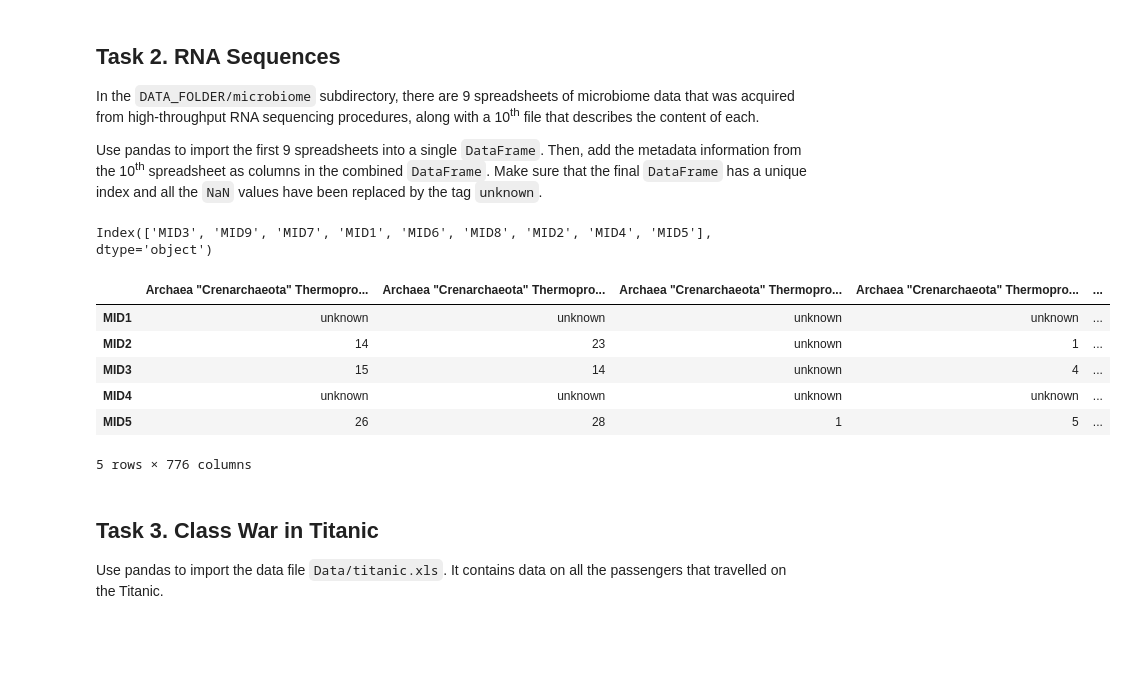
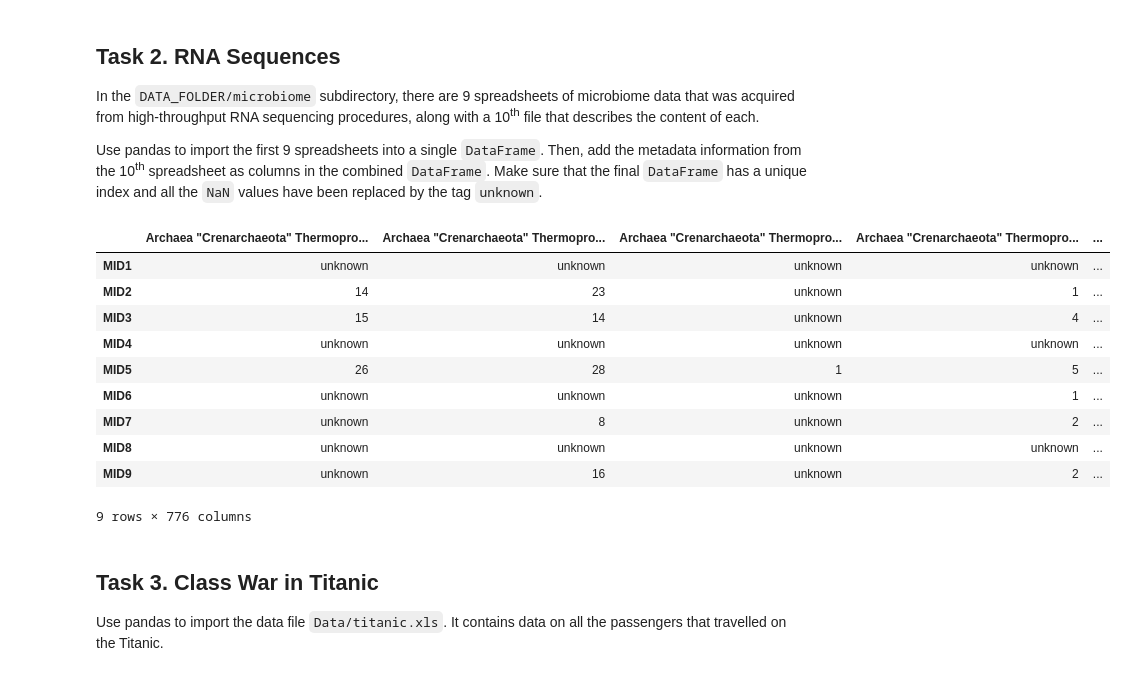
Before and after one commit to Timonzimm/CS-401, a Jupyter notebook: HW01/Homework 1.ipynb, the cells around one changed output. Drawn from its saved outputs; the diff is of its cells as text; code cells hidden in the pictures; blank space fills up the shorter version.

```diff
--- a/HW01/Homework 1.ipynb
+++ b/HW01/Homework 1.ipynb
@@ -120,34 +128,36 @@ Make sure that the final `DataFrame` has a unique index and all the `NaN` values
 # %%
 path_RNA = "Data/microbiome"
 
 data_RNA = pd.DataFrame()
 
 allFiles_RNA = glob.glob(path_RNA + "/MID*.xls")
 metadata_RNA = path_RNA + "/metadata.xls"
 
-# concat all the MID* files
+# Concat all the MID* files
 data_RNA = pd.concat((pd.read_excel(file, index_col=0, names=[file[16:-4]]) for file in allFiles_RNA), axis=1)
 
 # transpose index/columns and sort indexes
-data_RNA = data_RNA.T#.reindex(index=sorted(data_RNA.columns))
+data_RNA = data_RNA.T
 
 # add last file as columns
 data_RNA = pd.concat([data_RNA, pd.read_excel(metadata_RNA, index_col=0)], axis=1)
 
 # replace NaN values by 'unknown'
 data_RNA = data_RNA.fillna(value='unknown')
 
-#data.index.is_unique #True
-data_RNA.head()
+data_RNA
 # %% [output]
+|  | Archaea "Crenarchaeota" Thermopro... | Archaea "Crenarchaeota" Thermopro... | Archaea "Crenarchaeota" Thermopro... | Archaea "Crenarchaeota" Thermopro... | ... |
+| MID1 | unknown | unknown | unknown | unknown | ... |
+| MID2 | 14 | 23 | unknown | 1 | ... |
+| MID3 | 15 | 14 | unknown | 4 | ... |
+| MID4 | unknown | unknown | unknown | unknown | ... |
+| MID5 | 26 | 28 | 1 | 5 | ... |
+| MID6 | unknown | unknown | unknown | 1 | ... |
+| MID7 | unknown | 8 | unknown | 2 | ... |
+| MID8 | unknown | unknown | unknown | unknown | ... |
+| MID9 | unknown | 16 | unknown | 2 | ... |
-Index(['MID3', 'MID9', 'MID7', 'MID1', 'MID6', 'MID8', 'MID2', 'MID4', 'MID5'], dtype='object')
+9 rows × 776 columns
-|  | Archaea "Crenarchaeota" Thermopro... | Archaea "Crenarchaeota" Thermopro... | Archaea "Crenarchaeota" Thermopro... | Archaea "Crenarchaeota" Thermopro... | ... |
-| MID1 | unknown | unknown | unknown | unknown | ... |
-| MID2 | 14 | 23 | unknown | 1 | ... |
-| MID3 | 15 | 14 | unknown | 4 | ... |
-| MID4 | unknown | unknown | unknown | unknown | ... |
-| MID5 | 26 | 28 | 1 | 5 | ... |
-5 rows × 776 columns
 # %% [markdown]
 ## Task 3. Class War in Titanic
 
```
Also changed, not shown: parts of 14 cells of this notebook.
